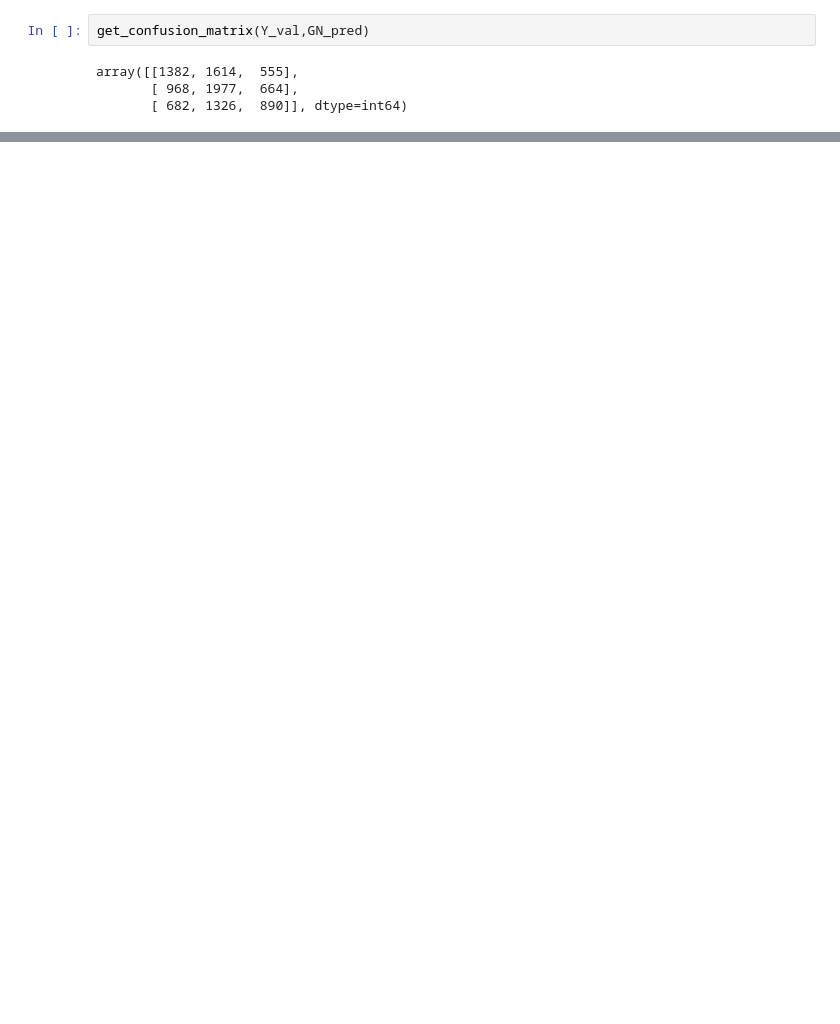
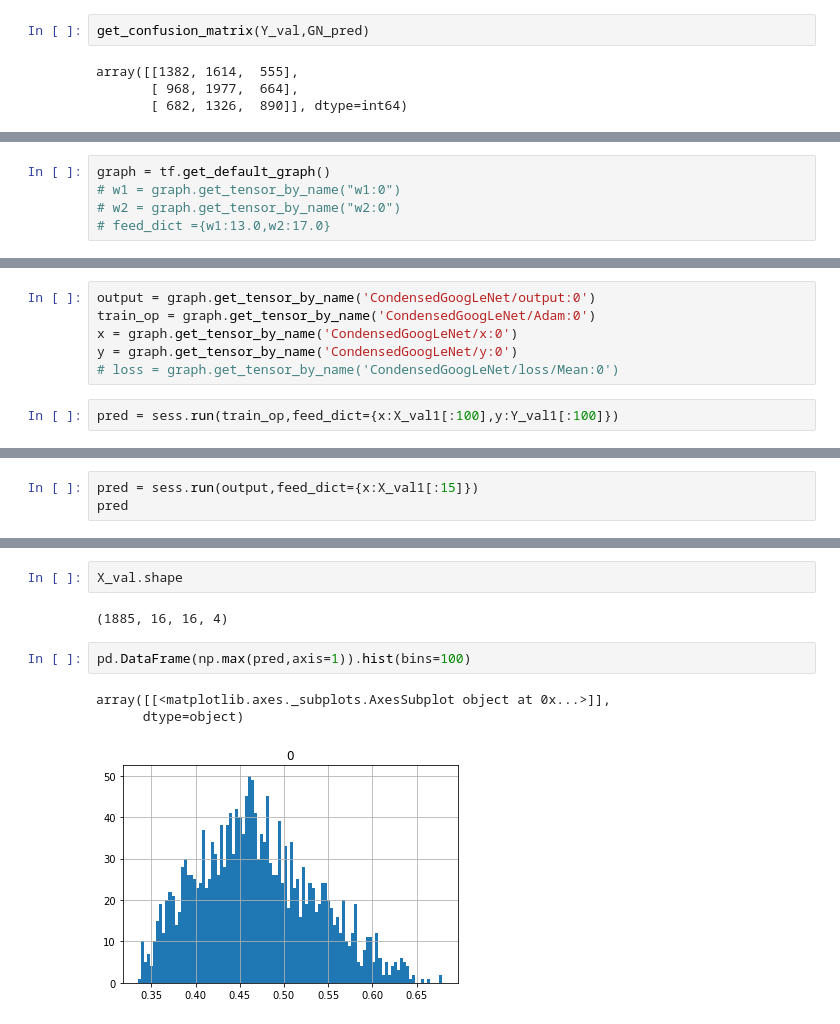
Before and after one commit to kathy-jzh/DeepLearningAllocationCNN, a Jupyter notebook: data_and_training.ipynb, the cells around one changed output, grey strips where cells are left out. Cells and saved outputs as stored; diff of their text form; blank space fills up the shorter version.

```diff
--- a/data_and_training.ipynb
+++ b/data_and_training.ipynb
@@ -83,0 +118,5 @@ array([[1382, 1614,  555],
+# %%
+graph = tf.get_default_graph()
+# w1 = graph.get_tensor_by_name("w1:0")
+# w2 = graph.get_tensor_by_name("w2:0")
+# feed_dict ={w1:13.0,w2:17.0}
@@ -83,0 +153,8 @@ array([[1382, 1614,  555],
+# %%
+output = graph.get_tensor_by_name('CondensedGoogLeNet/output:0')
+train_op = graph.get_tensor_by_name('CondensedGoogLeNet/Adam:0')
+x = graph.get_tensor_by_name('CondensedGoogLeNet/x:0')
+y = graph.get_tensor_by_name('CondensedGoogLeNet/y:0')
+# loss = graph.get_tensor_by_name('CondensedGoogLeNet/loss/Mean:0')
+# %%
+pred = sess.run(train_op,feed_dict={x:X_val1[:100],y:Y_val1[:100]})
@@ -83,0 +173,3 @@ array([[1382, 1614,  555],
+# %%
+pred = sess.run(output,feed_dict={x:X_val1[:15]})
+pred
@@ -83,0 +192,10 @@ array([[1382, 1614,  555],
+# %%
+X_val.shape
+# %% [output]
+(1885, 16, 16, 4)
+# %%
+pd.DataFrame(np.max(pred,axis=1)).hist(bins=100)
+# %% [output]
+array([[<matplotlib.axes._subplots.AxesSubplot object at 0x...>]],
+      dtype=object)
+[figure, added]
```
Also changed, not shown: parts of 25 cells of this notebook, 6 other files.
